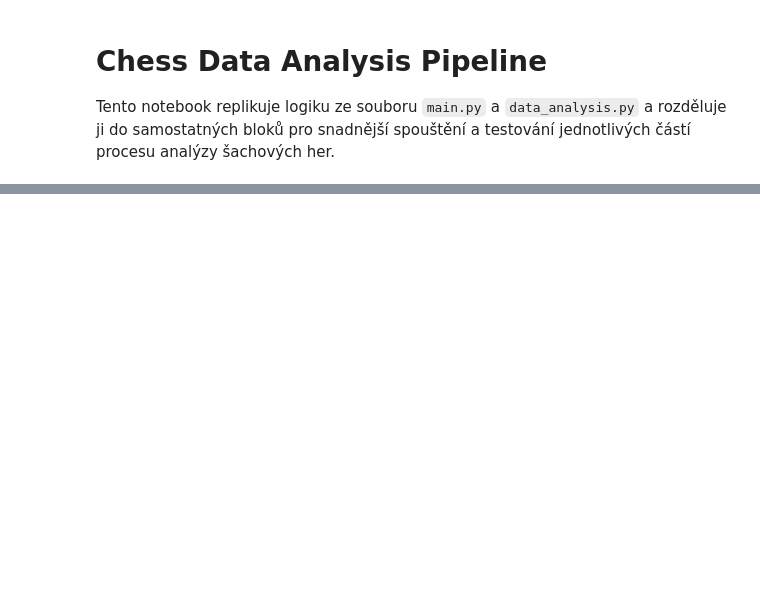
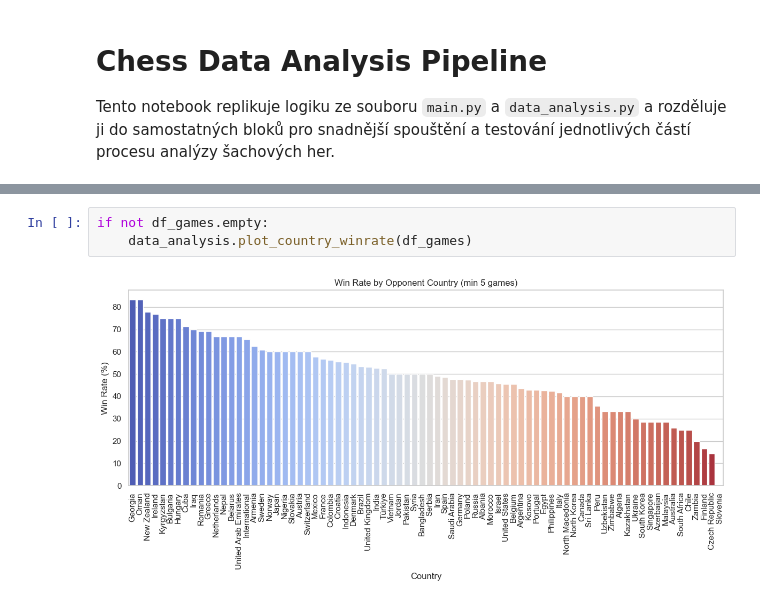
Before and after one commit to havlikviktor/DMB2_semestralni_prace, a Jupyter notebook: main_notebook.ipynb, the cells around one changed output, grey strips where cells are left out. Drawn from its saved outputs; the diff is of its cells as text; blank space fills up the shorter version.

```diff
--- a/main_notebook.ipynb
+++ b/main_notebook.ipynb
@@ -97,0 +111,5 @@ else:
+# %%
+if not df_games.empty:
+    data_analysis.plot_country_winrate(df_games)
+# %% [output]
+[figure, added]
```
Also changed, not shown: parts of 22 cells of this notebook, 1 other file.
